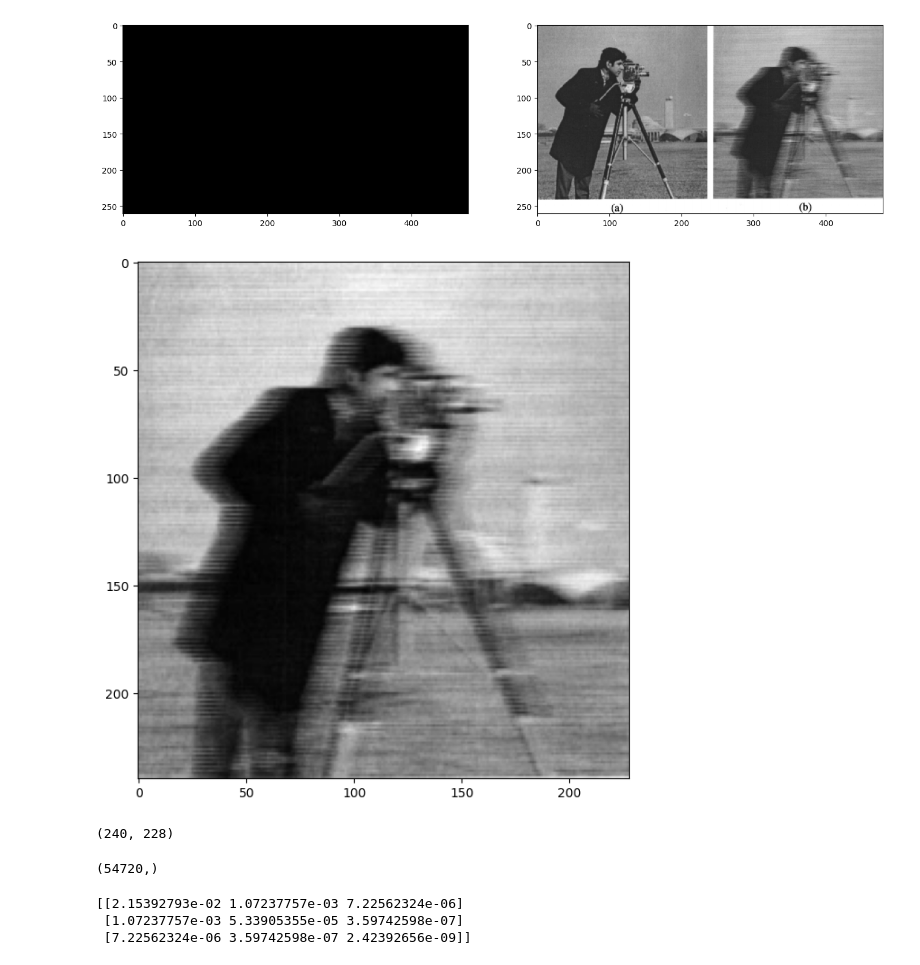
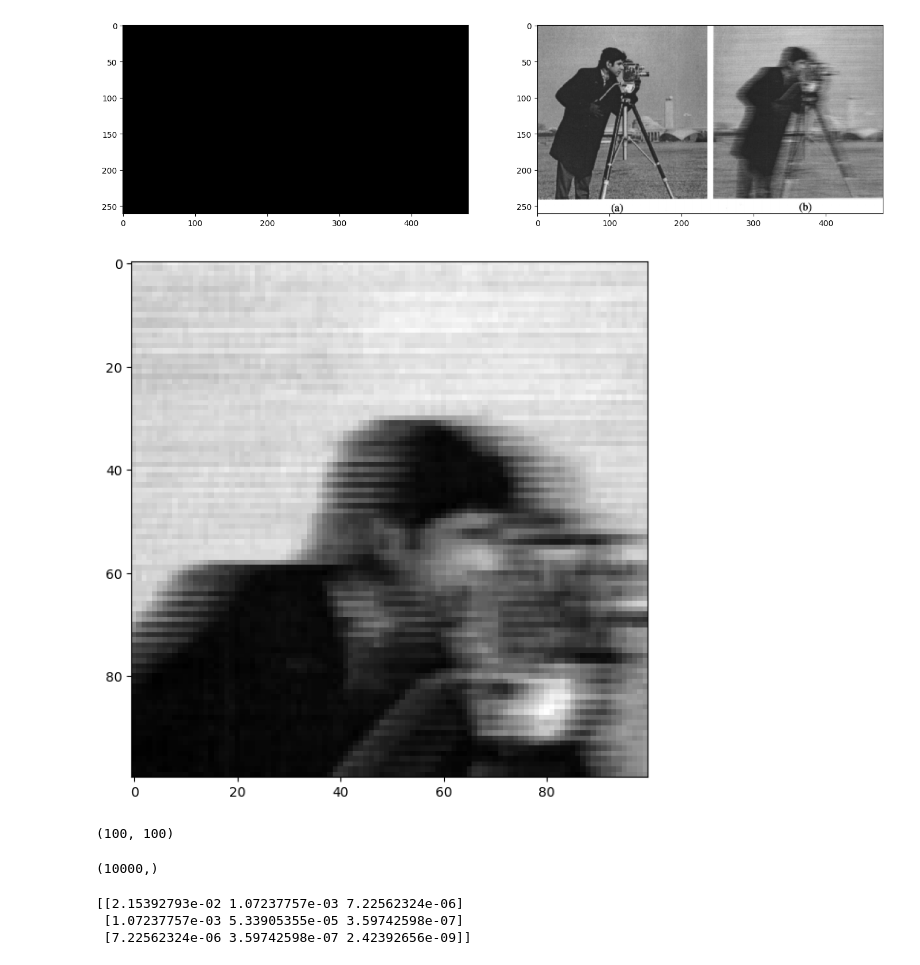
Before and after one commit to garfield-gray/Pro, a Jupyter notebook: H_Matrix.ipynb, the cells around one changed output. Drawn from its saved outputs; the diff is of its cells as text; code cells hidden in the pictures.

```diff
--- a/H_Matrix.ipynb
+++ b/H_Matrix.ipynb
@@ -28,22 +28,22 @@ plt.show()
 [figure]
 # %%
 #3/21/2023
-imm = im[0:240,250:478,0]
+imm = im[0:100,300:400,0]
 plt.figure(figsize = (7,11))
 plt.imshow(imm, cmap = "gray")
 plt.show()
 # %% [output]
-[figure, old version]
+[figure, new version]
 # %%
 imm.shape
 # %% [output]
-(240, 228)
+(100, 100)
 # %%
 f = np.ravel(imm, order = 'F')
 # %%
 f.shape
 # %% [output]
-(54720,)
+(10000,)
 # %%
 import numpy as np
 
```
Also changed, not shown: parts of 8 cells of this notebook.
